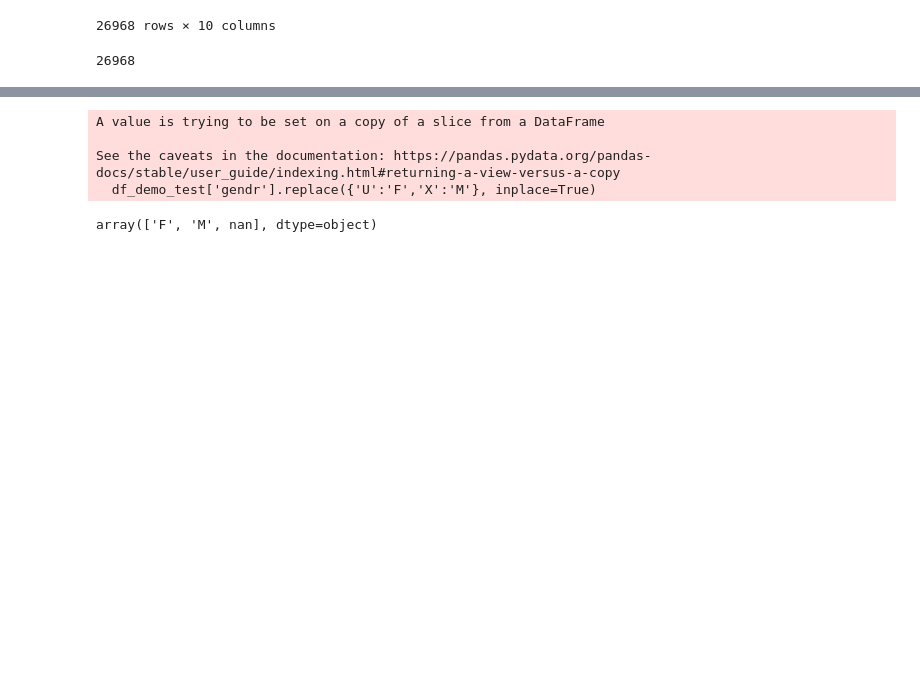
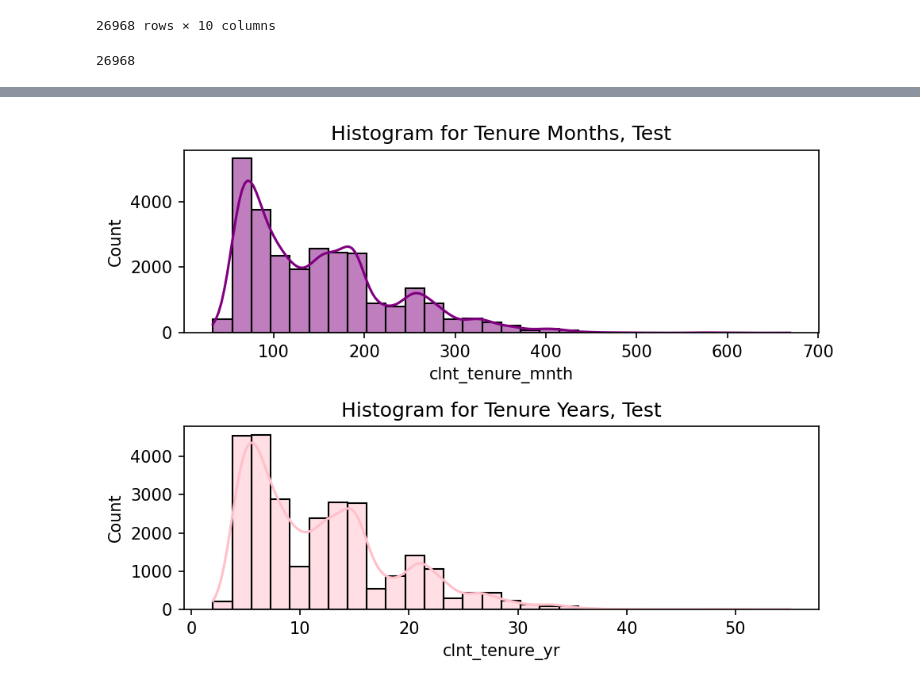
Before and after one commit to mkpaerce/vanguard-ab-test, a Jupyter notebook: Notebooks/vanguard_data_clean_elohor.ipynb, the cells around one changed output, grey strips where cells are left out. Cells and saved outputs as stored; diff of their text form; code cells hidden in the pictures; blank space fills up the shorter version.

```diff
--- a/Notebooks/vanguard_data_clean_elohor.ipynb
+++ b/Notebooks/vanguard_data_clean_elohor.ipynb
@@ -158,14 +158,14 @@ df_demo_test_clean
 # %%
 #removing decimals/converting the columns from float to integers
 
-df_demo_test['clnt_age'] = df_demo_test['clnt_age'].fillna(0).astype(int)
-df_demo_test['clnt_tenure_yr'] = df_demo_test['clnt_tenure_yr'].fillna(0).astype(int)
-df_demo_test['clnt_tenure_mnth'] = df_demo_test['clnt_tenure_mnth'].fillna(0).astype(int)
-df_demo_test['num_accts'] = df_demo_test['num_accts'].fillna(0).astype(int)
-df_demo_test['calls_6_mnth'] = df_demo_test['calls_6_mnth'].fillna(0).astype(int)
-df_demo_test['logons_6_mnth'] = df_demo_test['logons_6_mnth'].fillna(0).astype(int)
-df_demo_test['bal'] = df_demo_test['bal'].fillna(0).astype(int)
-df_demo_test
+df_demo_test_clean['clnt_age'] = df_demo_test_clean['clnt_age'].fillna(0).astype(int)
+df_demo_test_clean['clnt_tenure_yr'] = df_demo_test_clean['clnt_tenure_yr'].fillna(0).astype(int)
+df_demo_test_clean['clnt_tenure_mnth'] = df_demo_test_clean['clnt_tenure_mnth'].fillna(0).astype(int)
+df_demo_test_clean['num_accts'] = df_demo_test_clean['num_accts'].fillna(0).astype(int)
+df_demo_test_clean['calls_6_mnth'] = df_demo_test_clean['calls_6_mnth'].fillna(0).astype(int)
+df_demo_test_clean['logons_6_mnth'] = df_demo_test_clean['logons_6_mnth'].fillna(0).astype(int)
+df_demo_test_clean['bal'] = df_demo_test_clean['bal'].fillna(0).astype(int)
+df_demo_test_clean
 # %% [output]
 A value is trying to be set on a copy of a slice from a DataFrame.
 Try using .loc[row_indexer,col_indexer] = value instead
@@ -203,7 +230,10 @@ array(['U', 'M', 'F', nan, 'X'], dtype=object)
 # %%
+fig, axes = plt.subplots(2,1, dpi = 150)
+sns.histplot(df_demo_test_clean['clnt_tenure_mnth'], kde=True, bins=30, color="purple", ax=axes[0])
+axes[0].set_title("Histogram for Tenure Months, Test")
+sns.histplot(df_demo_test_clean['clnt_tenure_yr'], kde=True, bins=30, color="pink", ax=axes[1])
+axes[1].set_title("Histogram for Tenure Years, Test")
+plt.tight_layout()
+plt.show()
 # %% [output]
-A value is trying to be set on a copy of a slice from a DataFrame
-
-See the caveats in the documentation: https://pandas.pydata.org/pandas-docs/stable/user_guide/indexing.html#returning-a-view-versus-a-copy
-  df_demo_test['gendr'].replace({'U':'F','X':'M'}, inplace=True)
-array(['F', 'M', nan], dtype=object)
+[figure, added]
```
Also changed, not shown: parts of 11 cells of this notebook.
